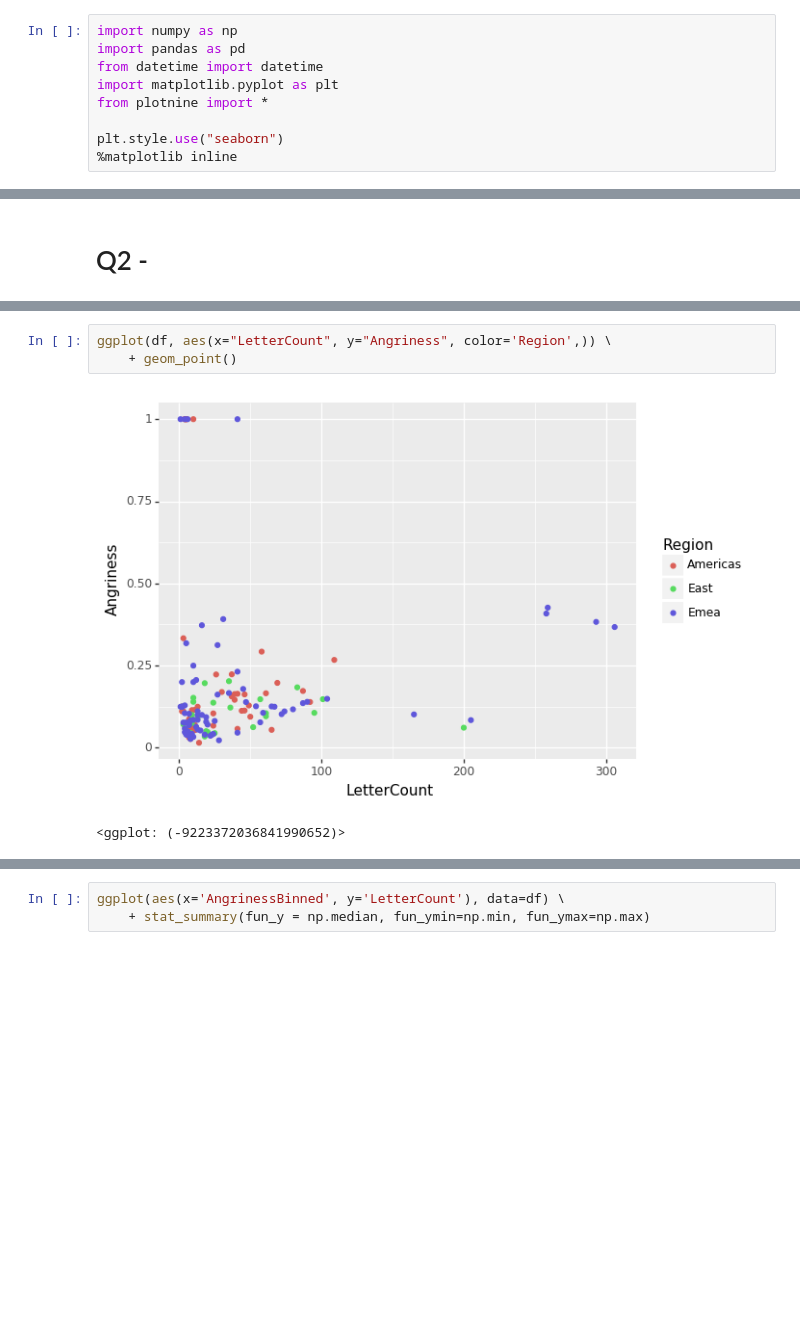
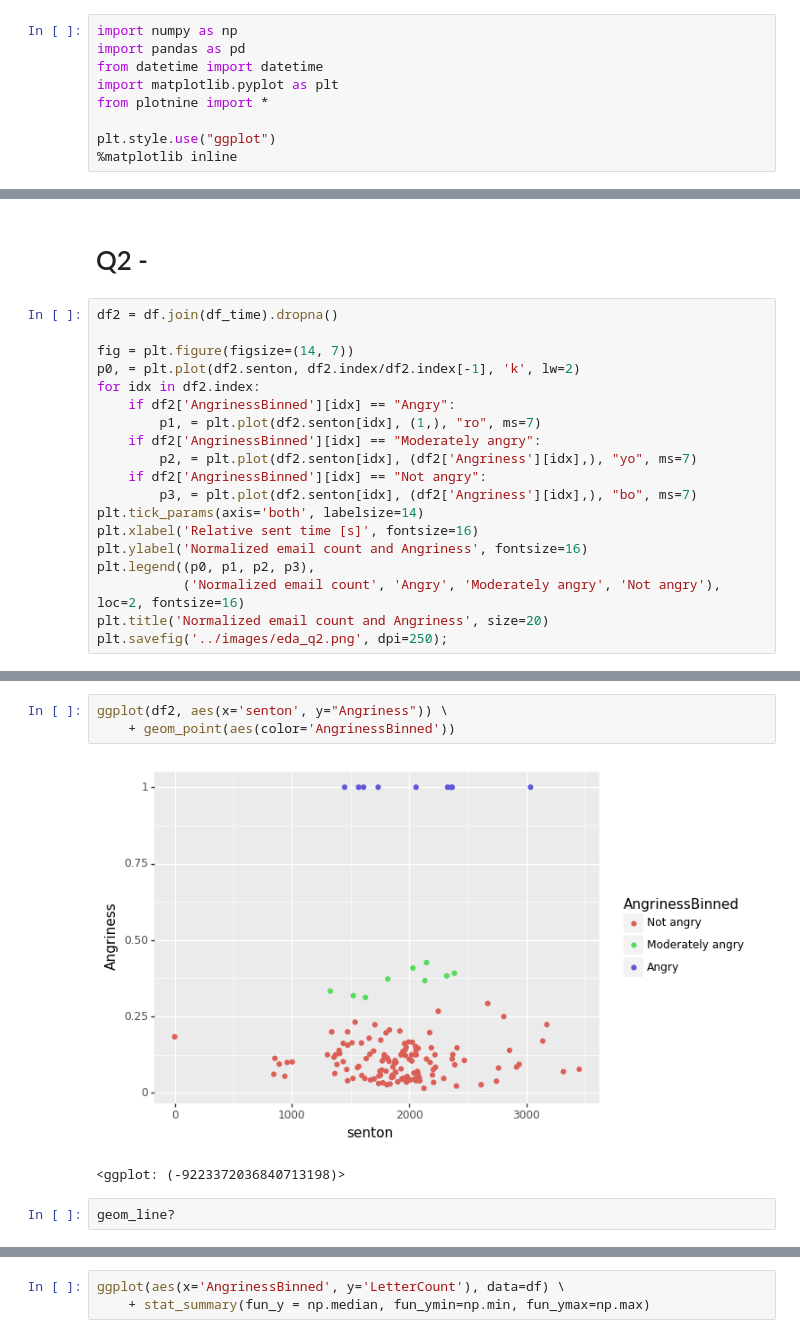
Before and after one commit to gpagliuca/buckley_issue_log, a Jupyter notebook: notebooks/Full EDA.ipynb, the cells around one changed output, grey strips where cells are left out. Drawn from its saved outputs; the diff is of its cells as text; blank space fills up the shorter version.

```diff
--- a/notebooks/Full EDA.ipynb
+++ b/notebooks/Full EDA.ipynb
@@ -5,7 +5,7 @@ from datetime import datetime
 import matplotlib.pyplot as plt
 from plotnine import *
 
-plt.style.use("seaborn")
+plt.style.use("ggplot")
 %matplotlib inline
 # %%
 ## Dataset loading
@@ -88,2 +93,21 @@ NameError: name 'multiplot' is not defined
 # %% [markdown]
 # Q2 -
+# %%
+df2 = df.join(df_time).dropna()
+
+fig = plt.figure(figsize=(14, 7))
+p0, = plt.plot(df2.senton, df2.index/df2.index[-1], 'k', lw=2)
+for idx in df2.index:
+    if df2['AngrinessBinned'][idx] == "Angry":
+        p1, = plt.plot(df2.senton[idx], (1,), "ro", ms=7)
+    if df2['AngrinessBinned'][idx] == "Moderately angry":
+        p2, = plt.plot(df2.senton[idx], (df2['Angriness'][idx],), "yo", ms=7)
+    if df2['AngrinessBinned'][idx] == "Not angry":
+        p3, = plt.plot(df2.senton[idx], (df2['Angriness'][idx],), "bo", ms=7)
+plt.tick_params(axis='both', labelsize=14)
+plt.xlabel('Relative sent time [s]', fontsize=16)
+plt.ylabel('Normalized email count and Angriness', fontsize=16)
+plt.legend((p0, p1, p2, p3),
+           ('Normalized email count', 'Angry', 'Moderately angry', 'Not angry'), loc=2, fontsize=16)
+plt.title('Normalized email count and Angriness', size=20)
+plt.savefig('../images/eda_q2.png', dpi=250);
@@ -90,6 +116,8 @@ NameError: name 'multiplot' is not defined
 # %%
-ggplot(df, aes(x="LetterCount", y="Angriness", color='Region',)) \
-    + geom_point()
+ggplot(df2, aes(x='senton', y="Angriness")) \
+    + geom_point(aes(color='AngrinessBinned'))
 # %% [output]
-[figure, old version]
+[figure, new version]
-<ggplot: (-9223372036841990652)>
+<ggplot: (-9223372036840713198)>
+# %%
+geom_line?
```
Also changed, not shown: parts of 15 cells of this notebook, 10 other files.
